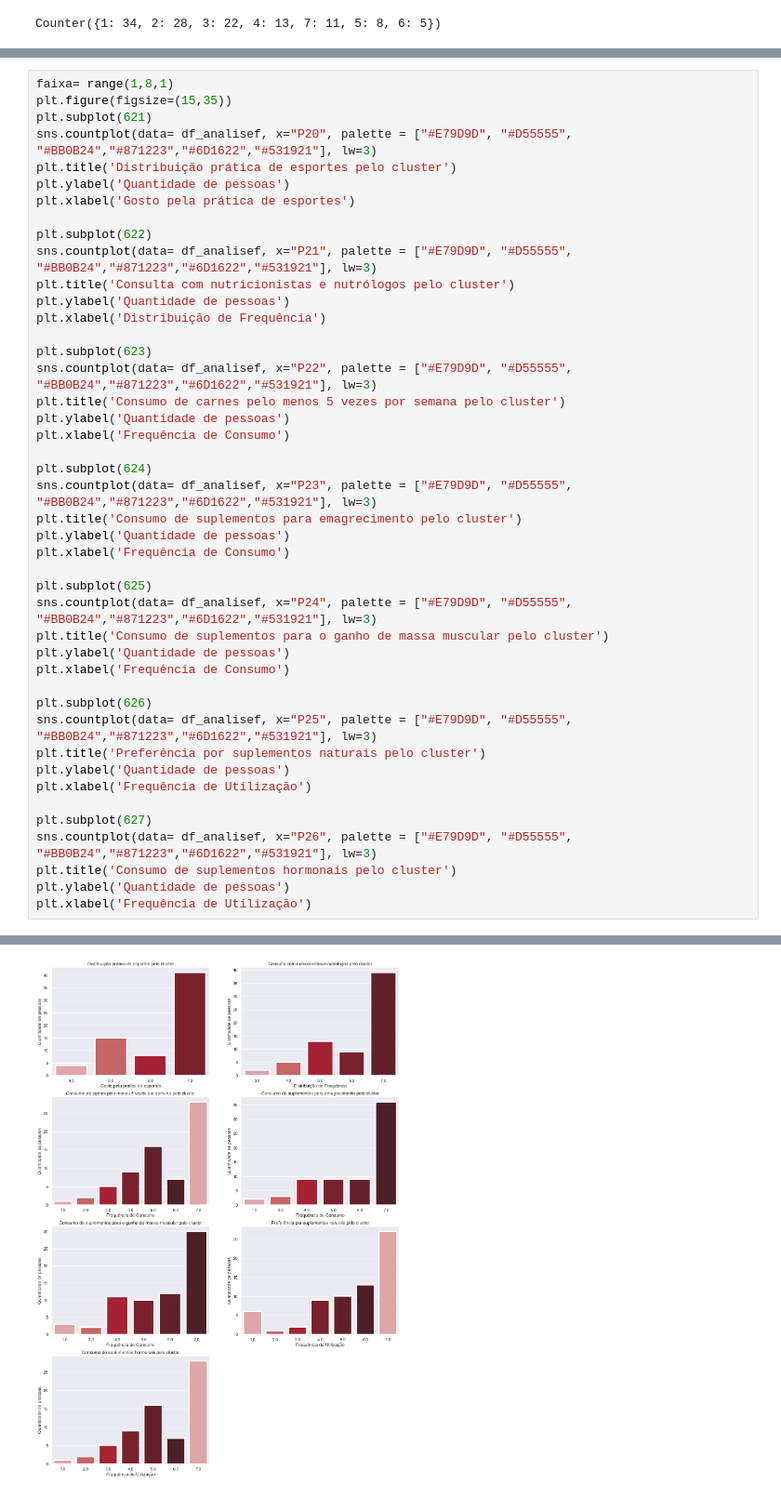
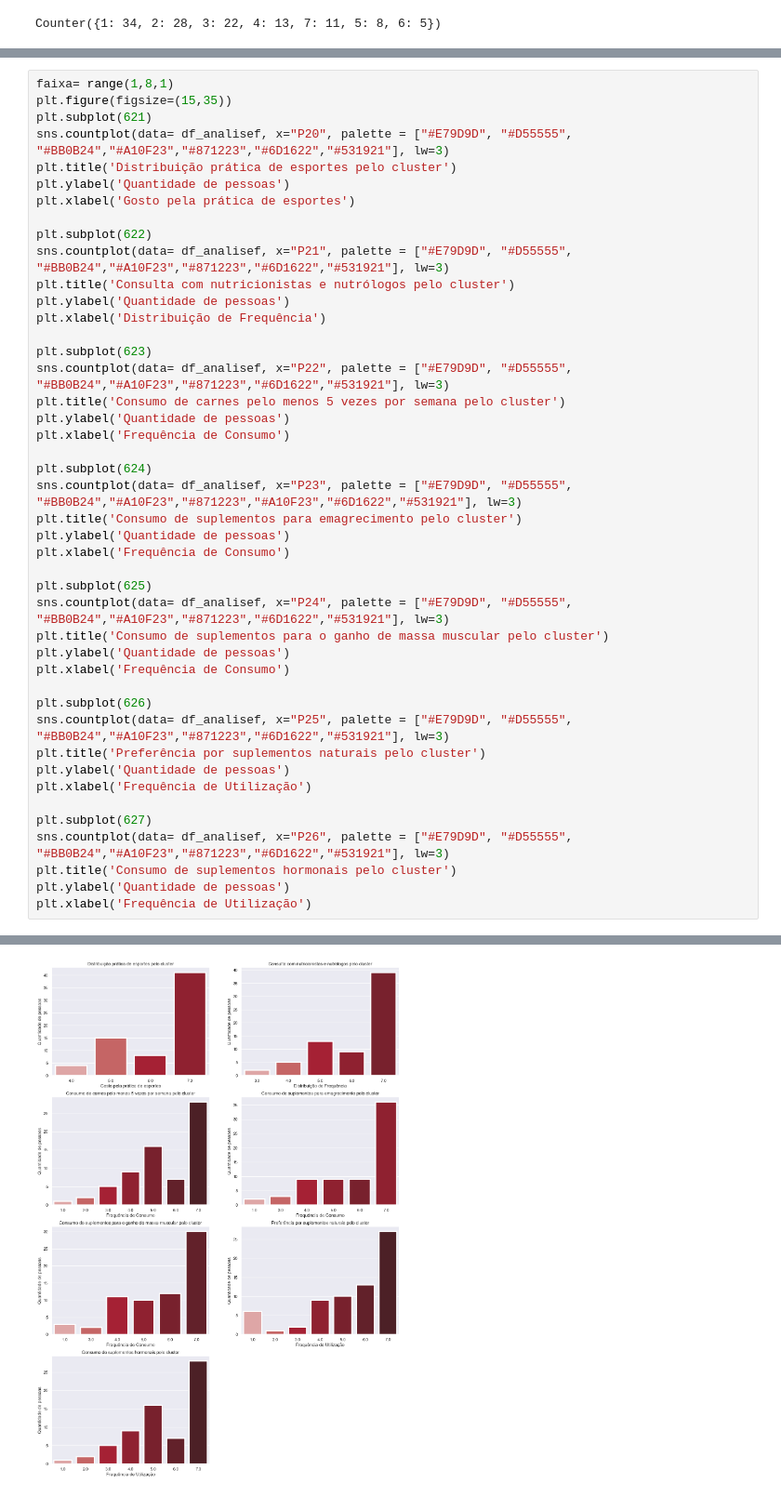
Before and after one commit to enzojunq/Base-de-dados, a Jupyter notebook: base.ipynb, the cells around one changed output, grey strips where cells are left out. Shown at 93% size. Drawn from its saved outputs; the diff is of its cells as text.

```diff
--- a/base.ipynb
+++ b/base.ipynb
@@ -1048,46 +1048,46 @@ Text(0.5, 0, 'Frequência de Academia')
 faixa= range(1,8,1)
 plt.figure(figsize=(15,35))
 plt.subplot(621)
-sns.countplot(data= df_analisef, x="P20", palette = ["#E79D9D", "#D55555", "#BB0B24","#871223","#6D1622","#531921"], lw=3)
+sns.countplot(data= df_analisef, x="P20", palette = ["#E79D9D", "#D55555", "#BB0B24","#A10F23","#871223","#6D1622","#531921"], lw=3)
 plt.title('Distribuição prática de esportes pelo cluster')
 plt.ylabel('Quantidade de pessoas')
 plt.xlabel('Gosto pela prática de esportes')
 
 plt.subplot(622)
-sns.countplot(data= df_analisef, x="P21", palette = ["#E79D9D", "#D55555", "#BB0B24","#871223","#6D1622","#531921"], lw=3)
+sns.countplot(data= df_analisef, x="P21", palette = ["#E79D9D", "#D55555", "#BB0B24","#A10F23","#871223","#6D1622","#531921"], lw=3)
 plt.title('Consulta com nutricionistas e nutrólogos pelo cluster')
 plt.ylabel('Quantidade de pessoas')
 plt.xlabel('Distribuição de Frequência')
 
 plt.subplot(623)
-sns.countplot(data= df_analisef, x="P22", palette = ["#E79D9D", "#D55555", "#BB0B24","#871223","#6D1622","#531921"], lw=3)
+sns.countplot(data= df_analisef, x="P22", palette = ["#E79D9D", "#D55555", "#BB0B24","#A10F23","#871223","#6D1622","#531921"], lw=3)
 plt.title('Consumo de carnes pelo menos 5 vezes por semana pelo cluster')
 plt.ylabel('Quantidade de pessoas')
 plt.xlabel('Frequência de Consumo')
 
 plt.subplot(624)
-sns.countplot(data= df_analisef, x="P23", palette = ["#E79D9D", "#D55555", "#BB0B24","#871223","#6D1622","#531921"], lw=3)
+sns.countplot(data= df_analisef, x="P23", palette = ["#E79D9D", "#D55555", "#BB0B24","#A10F23","#871223","#A10F23","#6D1622","#531921"], lw=3)
 plt.title('Consumo de suplementos para emagrecimento pelo cluster')
 plt.ylabel('Quantidade de pessoas')
 plt.xlabel('Frequência de Consumo')
 
 plt.subplot(625)
-sns.countplot(data= df_analisef, x="P24", palette = ["#E79D9D", "#D55555", "#BB0B24","#871223","#6D1622","#531921"], lw=3)
+sns.countplot(data= df_analisef, x="P24", palette = ["#E79D9D", "#D55555", "#BB0B24","#A10F23","#871223","#6D1622","#531921"], lw=3)
 plt.title('Consumo de suplementos para o ganho de massa muscular pelo cluster')
 plt.ylabel('Quantidade de pessoas')
 plt.xlabel('Frequência de Consumo')
 
 plt.subplot(626)
-sns.countplot(data= df_analisef, x="P25", palette = ["#E79D9D", "#D55555", "#BB0B24","#871223","#6D1622","#531921"], lw=3)
+sns.countplot(data= df_analisef, x="P25", palette = ["#E79D9D", "#D55555", "#BB0B24","#A10F23","#871223","#6D1622","#531921"], lw=3)
 plt.title('Preferência por suplementos naturais pelo cluster')
 plt.ylabel('Quantidade de pessoas')
 plt.xlabel('Frequência de Utilização')
 
 plt.subplot(627)
-sns.countplot(data= df_analisef, x="P26", palette = ["#E79D9D", "#D55555", "#BB0B24","#871223","#6D1622","#531921"], lw=3)
+sns.countplot(data= df_analisef, x="P26", palette = ["#E79D9D", "#D55555", "#BB0B24","#A10F23","#871223","#6D1622","#531921"], lw=3)
 plt.title('Consumo de suplementos hormonais pelo cluster')
 plt.ylabel('Quantidade de pessoas')
 plt.xlabel('Frequência de Utilização')
 # %% [output]
 Text(0.5, 0, 'Frequência de Utilização')
-[figure, old version]
+[figure, new version]
```
Also changed, not shown: parts of 2 cells of this notebook.
